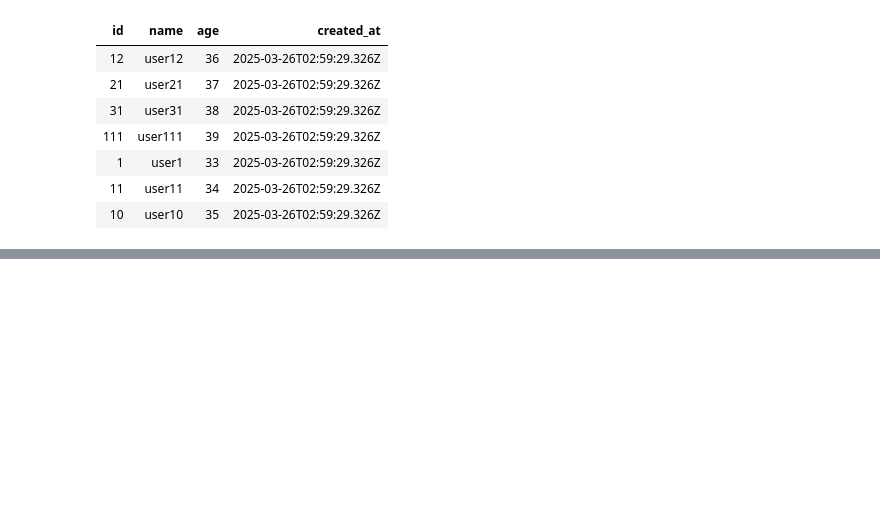
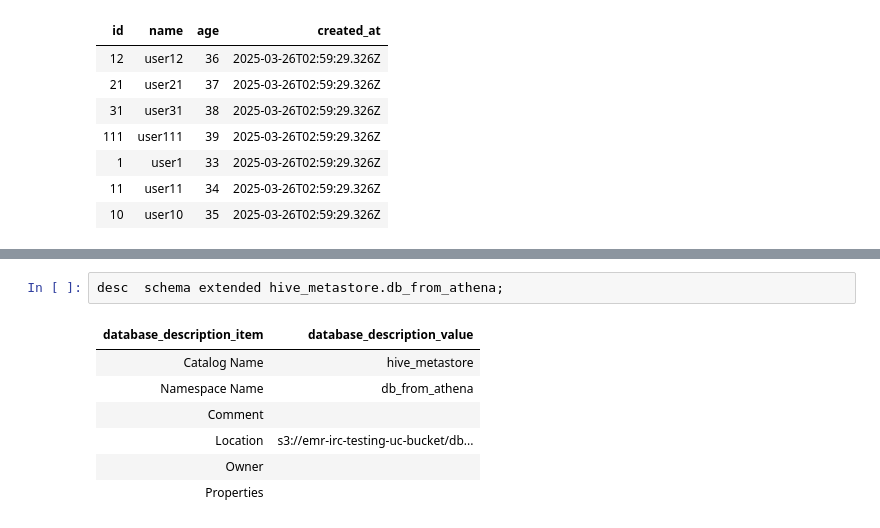
Before and after one commit to dipankarkush-db/mars, a Jupyter notebook: Glue federation NB.ipynb, the cells around one changed output, grey strips where cells are left out. Saved outputs shown, nothing was run; the diff lists cells and outputs as text; blank space fills up the shorter version.

```diff
--- a/Glue federation NB.ipynb
+++ b/Glue federation NB.ipynb
@@ -169,0 +177,10 @@ select * from `glue-fed-conn_catalog`.glue_catalog_db.another_parquet_table;
+# %%
+desc  schema extended hive_metastore.db_from_athena;
+# %% [output]
+| database_description_item | database_description_value |
+| Catalog Name | hive_metastore |
+| Namespace Name | db_from_athena |
+| Comment |  |
+| Location | s3://emr-irc-testing-uc-bucket/db... |
+| Owner |  |
+| Properties |  |
```
Also changed, not shown: parts of 6 cells of this notebook.
